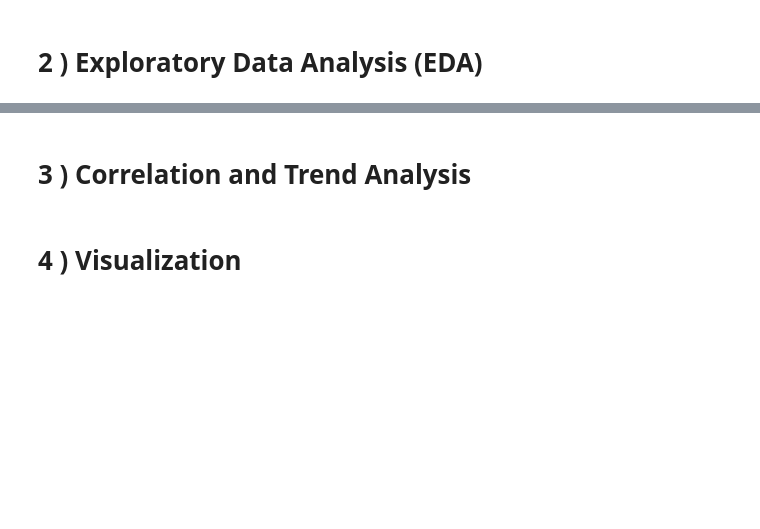
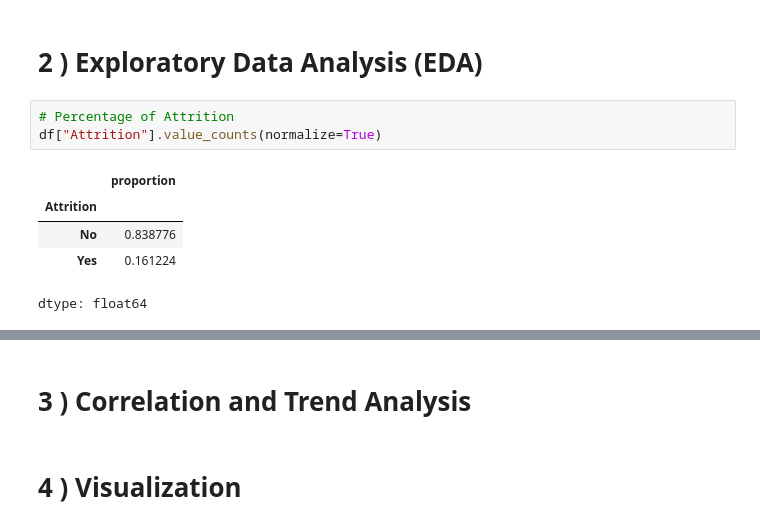
Before and after one commit to y-fares/PSTB-YCDynamics-Hackathon-1, a Jupyter notebook: yc_dynamics_hackathon1_subj3.ipynb, the cells around one changed output, grey strips where cells are left out. Saved outputs shown, nothing was run; the diff lists cells and outputs as text; blank space fills up the shorter version.

```diff
--- a/yc_dynamics_hackathon1_subj3.ipynb
+++ b/yc_dynamics_hackathon1_subj3.ipynb
@@ -169,2 +196,11 @@ np.int64(0)
 # %% [markdown]
 # 2 ) Exploratory Data Analysis (EDA)
+# %%
+# Percentage of Attrition
+df["Attrition"].value_counts(normalize=True)
+# %% [output]
+|  | proportion |
+| Attrition |  |
+| No | 0.838776 |
+| Yes | 0.161224 |
+dtype: float64
```
Also changed, not shown: parts of 12 cells of this notebook.
